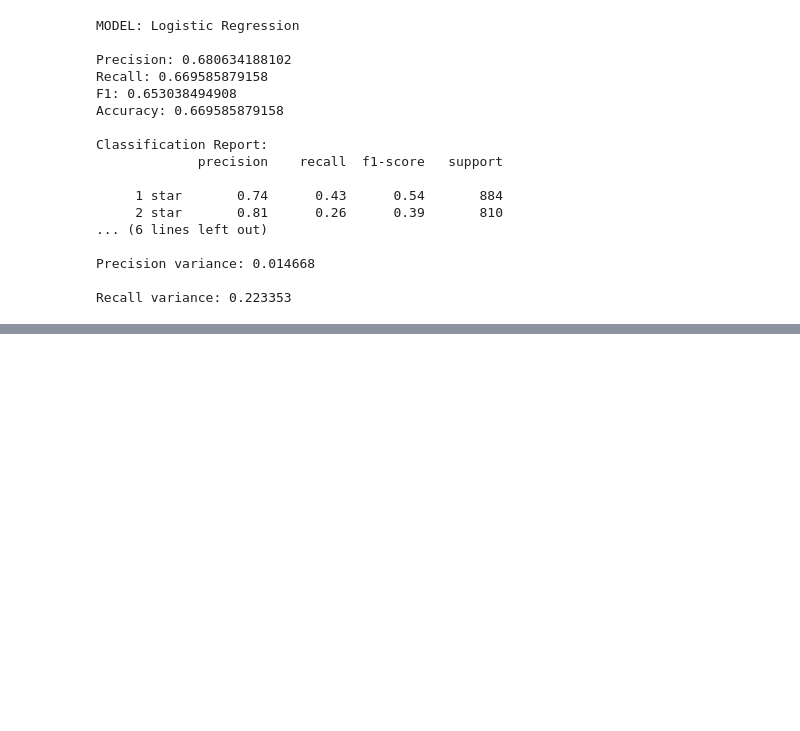
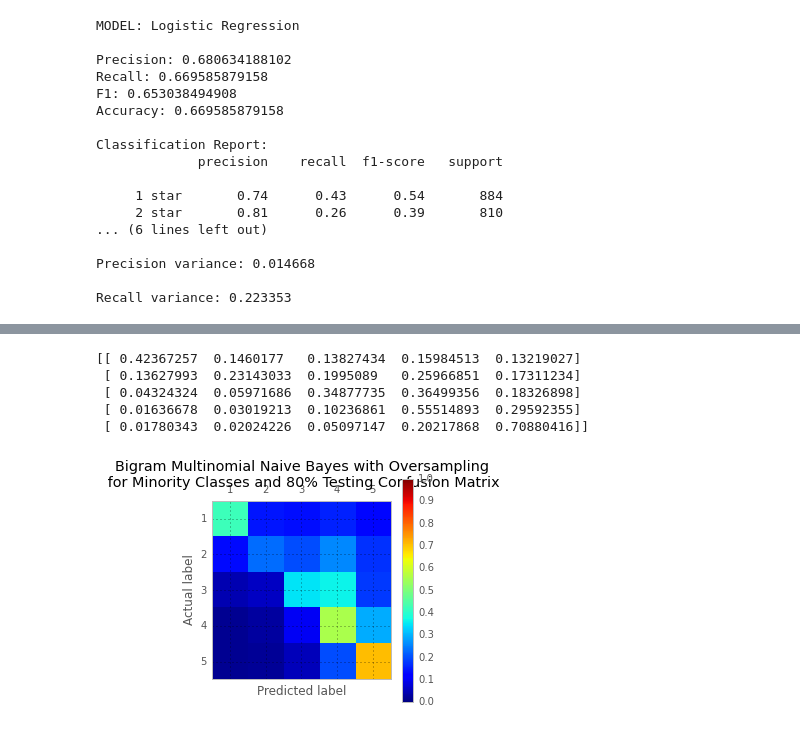
Before and after one commit to kevin11h/YelpDatasetChallengeDataScienceAndMachineLearningUCSD, a Jupyter notebook: Yelp Predictive Analytics.ipynb, the cells around one changed output, grey strips where cells are left out. Cells and saved outputs as stored; diff of their text form; code cells hidden in the pictures; blank space fills up the shorter version.

```diff
--- a/Yelp Predictive Analytics.ipynb
+++ b/Yelp Predictive Analytics.ipynb
@@ -1467,0 +1547,18 @@ Recall variance: 0.223353
+# %%
+eighty_oversampling_bigram_multinomial_feature_matrix_train = bigram_vectorizer.fit_transform(train_X)
+eighty_oversampling_bigram_multinomial_feature_matrix_test = bigram_vectorizer.transform(test_X)
+eighty_oversampling_bigram_multinomial_nb_classifier = MultinomialNB().fit(eighty_oversampling_bigram_multinomial_feature_matrix_train, train_y)
+eighty_oversampling_bigram_multinomial_nb_prediction = eighty_oversampling_bigram_multinomial_nb_classifier.predict(eighty_oversampling_bigram_multinomial_feature_matrix_test)
+# %%
+eighty_oversampling_bigram_multinomial_confusion_matrix = confusion_matrix(test_y, eighty_oversampling_bigram_multinomial_nb_prediction)
+print make_confusion_matrix_relative(eighty_oversampling_bigram_multinomial_confusion_matrix)
+plot_confusion_matrix(eighty_oversampling_bigram_multinomial_confusion_matrix,
+                      'Bigram Multinomial Naive Bayes with Oversampling \n for Minority Classes and 80% Testing Confusion Matrix',
+                      savefilename='EightyBigramMultinomialOversamplingCM.png')
+# %% [output]
+[[ 0.42367257  0.1460177   0.13827434  0.15984513  0.13219027]
+ [ 0.13627993  0.23143033  0.1995089   0.25966851  0.17311234]
+ [ 0.04324324  0.05971686  0.34877735  0.36499356  0.18326898]
+ [ 0.01636678  0.03019213  0.10236861  0.55514893  0.29592355]
+ [ 0.01780343  0.02024226  0.05097147  0.20217868  0.70880416]]
+[figure, added]
```
Also changed, not shown: parts of 75 cells of this notebook.
